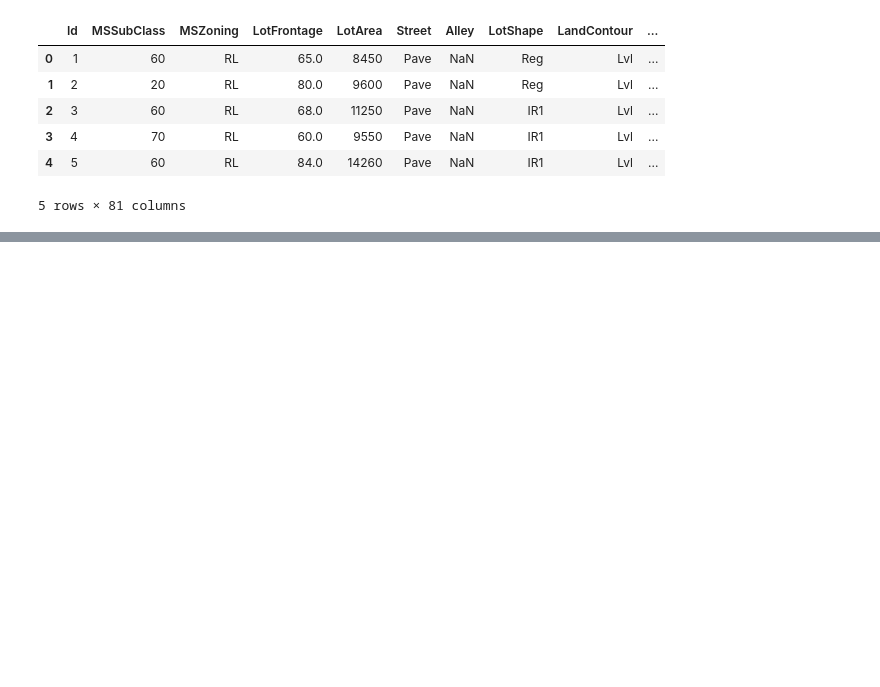
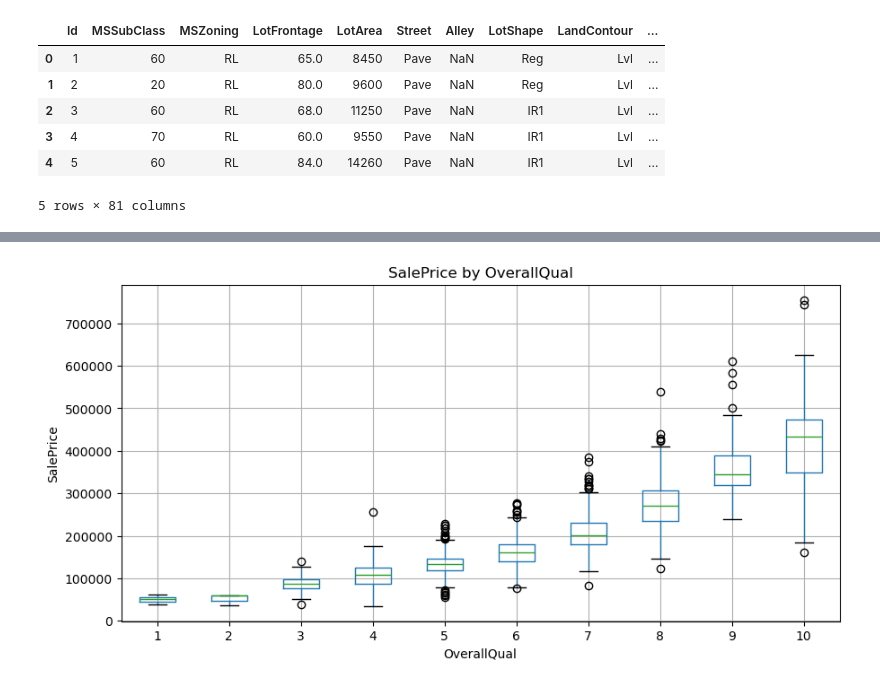
Before and after one commit to Aliona83/housing-stat-project, a Jupyter notebook: notebooks/01_eda.ipynb, the cells around one changed output, grey strips where cells are left out. Saved outputs shown, nothing was run; the diff lists cells and outputs as text; code cells hidden in the pictures; blank space fills up the shorter version.

```diff
--- a/notebooks/01_eda.ipynb
+++ b/notebooks/01_eda.ipynb
@@ -13,0 +93,11 @@ df.head()
+# %%
+import matplotlib.pyplot as plt
+
+df.boxplot(column="SalePrice", by="OverallQual", figsize=(10, 5))
+plt.suptitle("")
+plt.title("SalePrice by OverallQual")
+plt.xlabel("OverallQual")
+plt.ylabel("SalePrice")
+plt.show()
+# %% [output]
+[figure, added]
```
Also changed, not shown: parts of 5 cells of this notebook.
